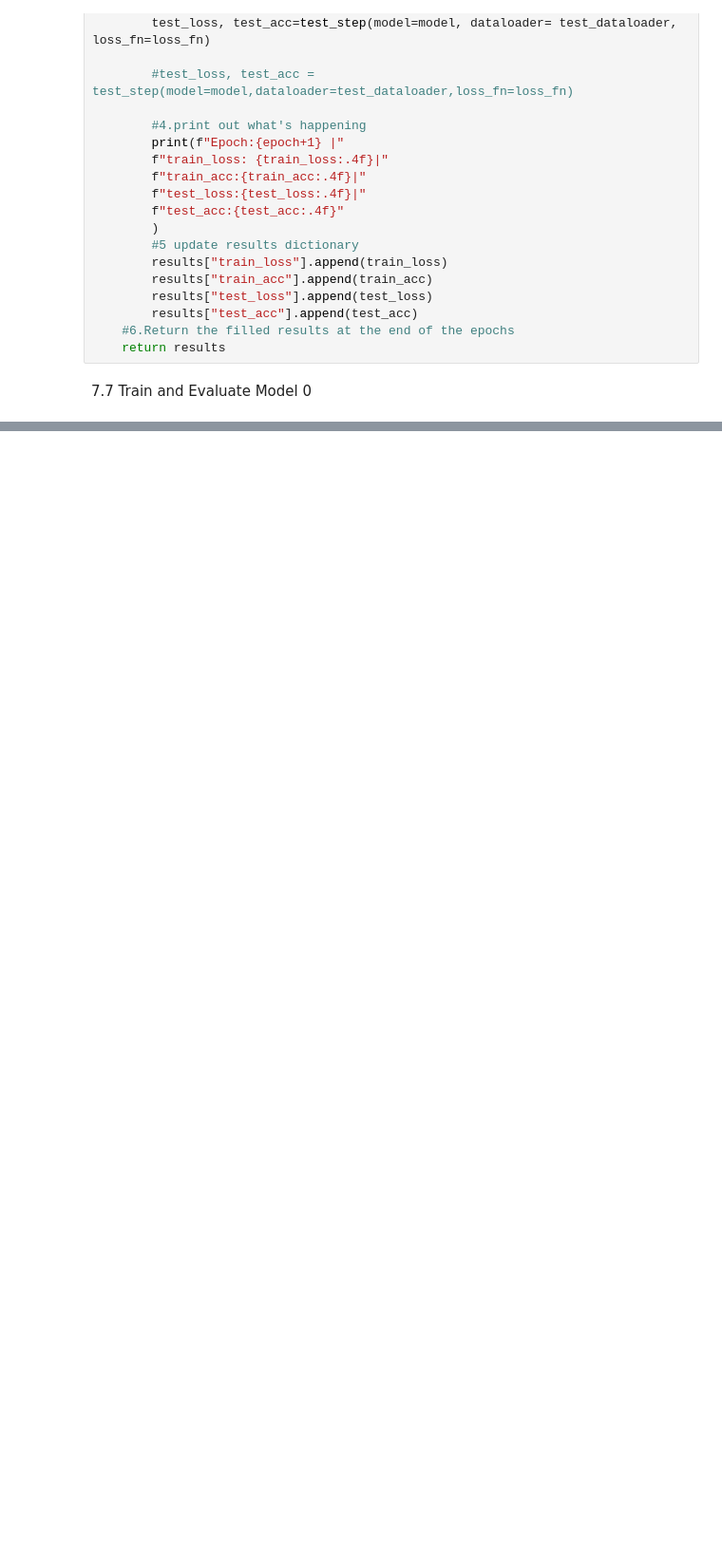
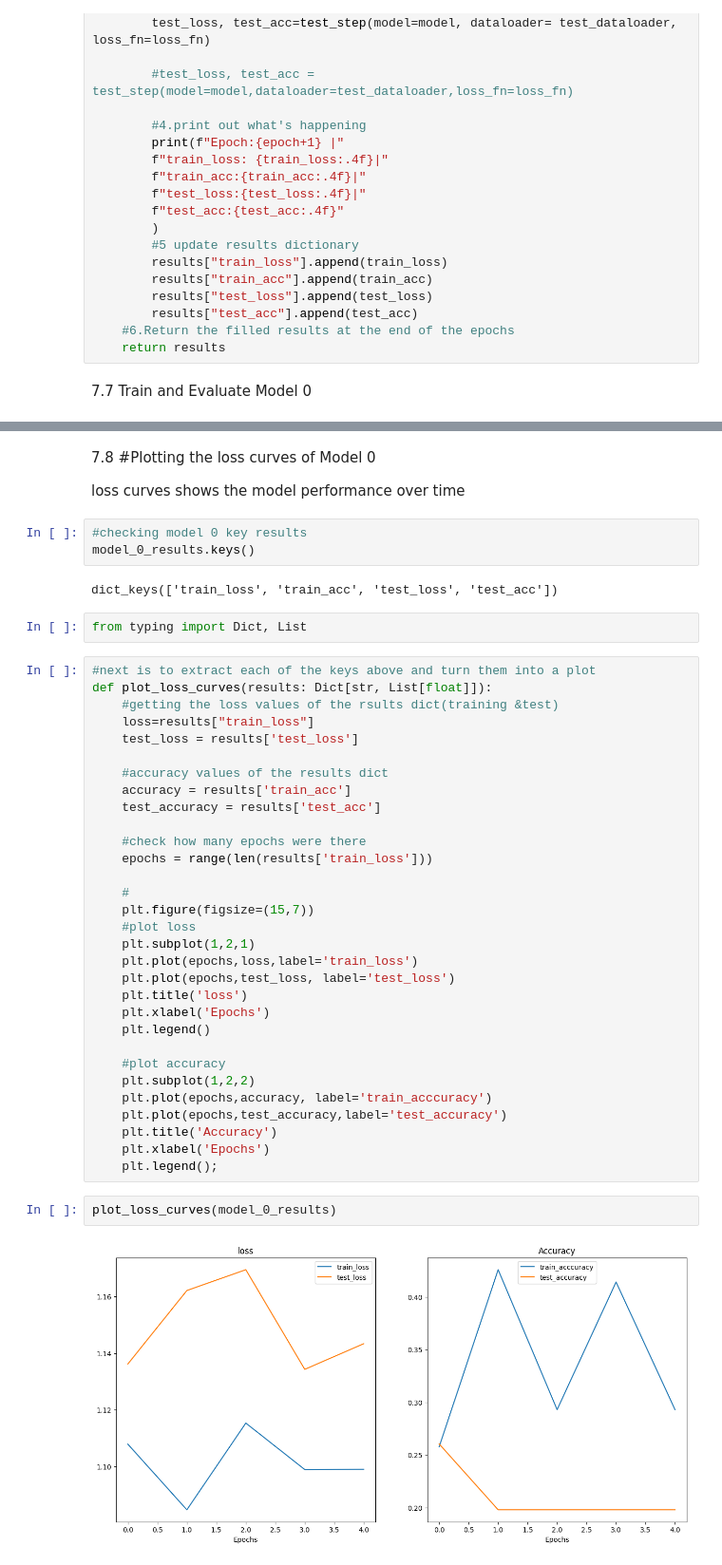
Before and after one commit to rono-victor/PyTorch, a Jupyter notebook: custom_dataset.ipynb, the cells around one changed output, grey strips where cells are left out. Shown at 95% size. Cells and saved outputs as stored; diff of their text form; blank space fills up the shorter version.

```diff
--- a/custom_dataset.ipynb
+++ b/custom_dataset.ipynb
@@ -667,0 +787,47 @@ UnboundLocalError: cannot access local variable 'test_acc' where it is not assoc
+# %% [markdown]
+7.8 #Plotting the loss curves of Model 0
+
+
+loss curves shows the model performance over time
+# %%
+#checking model 0 key results
+model_0_results.keys()
+# %% [output]
+dict_keys(['train_loss', 'train_acc', 'test_loss', 'test_acc'])
+# %%
+from typing import Dict, List
+# %%
+#next is to extract each of the keys above and turn them into a plot
+def plot_loss_curves(results: Dict[str, List[float]]):
+    #getting the loss values of the rsults dict(training &test)
+    loss=results["train_loss"]
+    test_loss = results['test_loss']
+
+    #accuracy values of the results dict
+    accuracy = results['train_acc']
+    test_accuracy = results['test_acc']
+
+    #check how many epochs were there
+    epochs = range(len(results['train_loss']))
+
+    #
+    plt.figure(figsize=(15,7))
+    #plot loss
+    plt.subplot(1,2,1)
+    plt.plot(epochs,loss,label='train_loss')
+    plt.plot(epochs,test_loss, label='test_loss')
+    plt.title('loss')
+    plt.xlabel('Epochs')
+    plt.legend()
+
+    #plot accuracy
+    plt.subplot(1,2,2)
+    plt.plot(epochs,accuracy, label='train_acccuracy')
+    plt.plot(epochs,test_accuracy,label='test_accuracy')
+    plt.title('Accuracy')
+    plt.xlabel('Epochs')
+    plt.legend();
+# %%
+plot_loss_curves(model_0_results)
+# %% [output]
+[figure, added]
```
Also changed, not shown: parts of 8 cells of this notebook.
